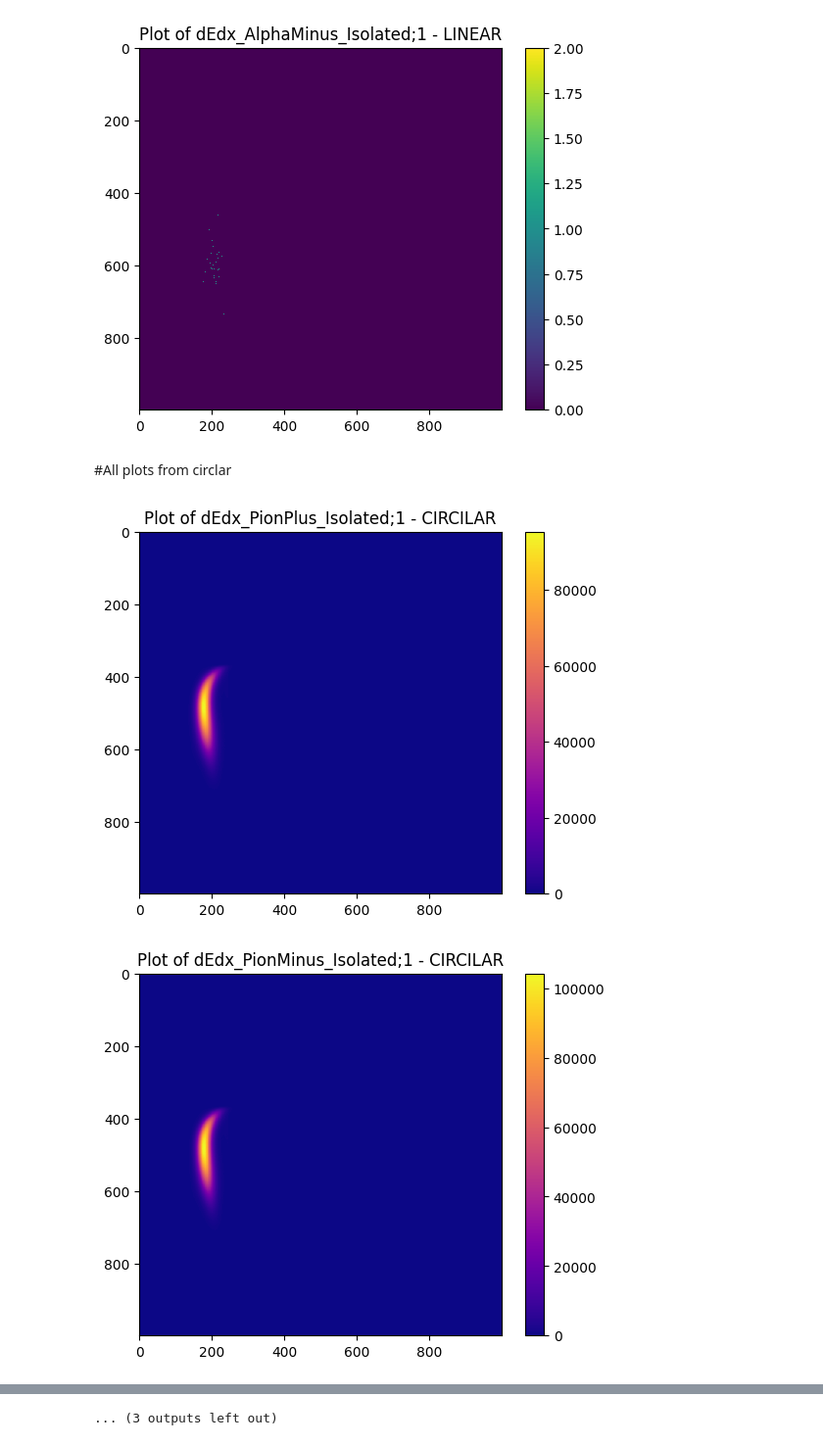
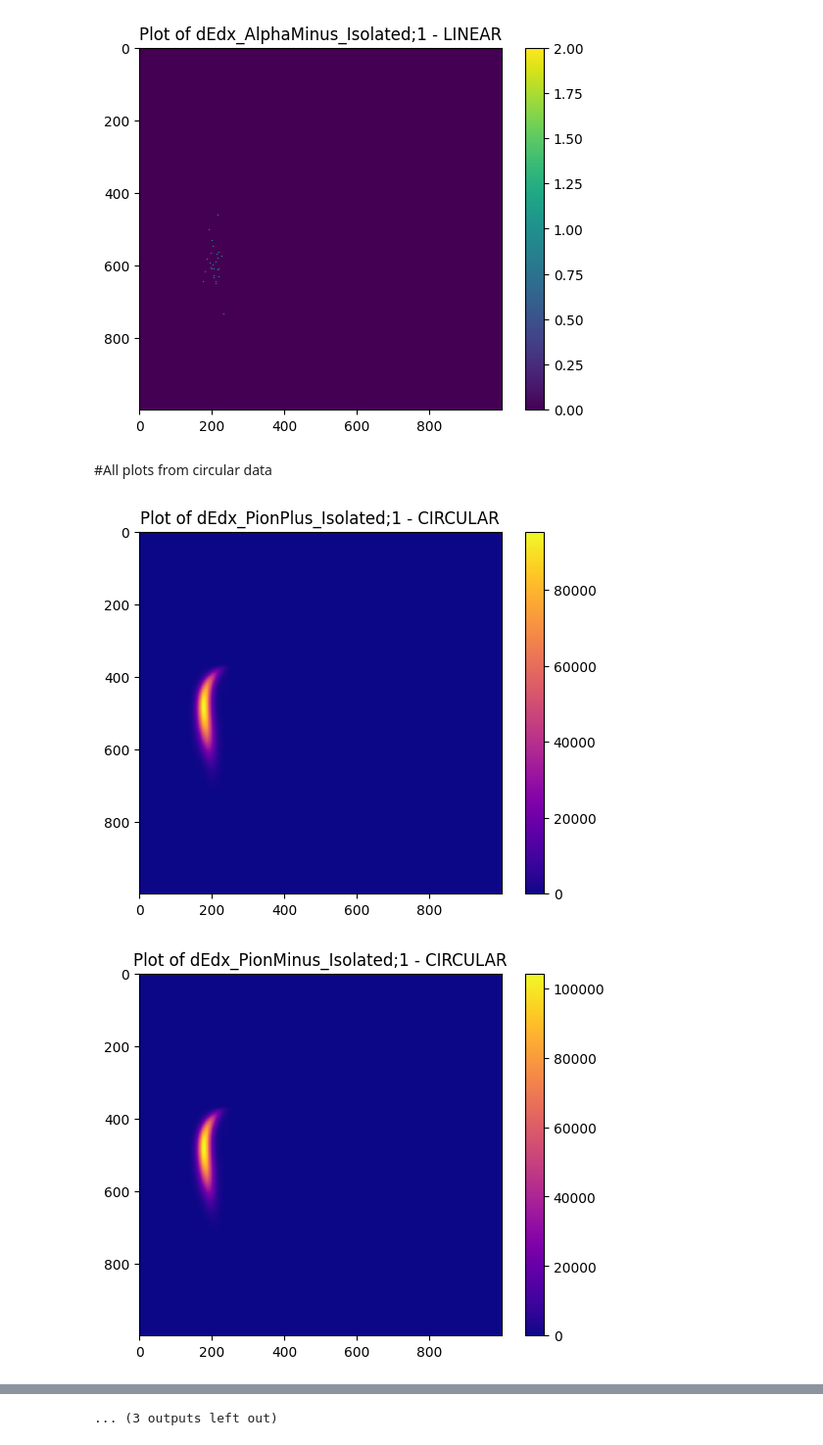
Before and after one commit to kaheechan/G9, a Jupyter notebook: TEAM_FRIENDSHIP_PARTICLES_WOOOOO.ipynb, the cells around one changed output, grey strips where cells are left out. Shown at 98% size. Saved outputs shown, nothing was run; the diff lists cells and outputs as text; code cells hidden in the pictures.

```diff
--- a/TEAM_FRIENDSHIP_PARTICLES_WOOOOO.ipynb
+++ b/TEAM_FRIENDSHIP_PARTICLES_WOOOOO.ipynb
@@ -95,7 +95,7 @@ output_df['collision type'] = 0
 [figure]
 [figure]
 # %% [markdown]
-#All plots from circlar
+#All plots from circular data
 # %%
 import uproot
 import pandas as pd
@@ -104,38 +104,36 @@ import matplotlib.pyplot as plt
 
 root_file = uproot.open("/home/yieldHistos_7p7GeV_Pion_2022_08_31.root")
 
-# NOTE to future us:
-#   the tree-names below are actually from the other file,
-#   extract the names column from this file before finishing
+
 
 tree_names = ['dEdx_PionPlus_Isolated;1', 'dEdx_PionMinus_Isolated;1', 'dEdx_KaonPlus_Isolated;1',
 'dEdx_KaonMinus_Isolated;1',
 'dEdx_ProtonPlus_Isolated;1',
 'dEdx_ProtonMinus_Isolated;1',
 'dEdx_DeuteronPlus_Isolated;1',
 'dEdx_DeuteronMinus_Isolated;1',
 'dEdx_TritonPlus_Isolated;1',
 'dEdx_TritonMinus_Isolated;1',
 'dEdx_HelionPlus_Isolated;1',
 'dEdx_HelionMinus_Isolated;1',
 'dEdx_AlphaPlus_Isolated;1',
 'dEdx_AlphaMinus_Isolated;1']
 
 
 mydict = {}
 
 
 
 for tree_name in tree_names:
     mydict[tree_name] = [root_file[tree_name].values()]
     plt.imshow(mydict[tree_name][0], cmap='plasma', interpolation='nearest')
     plt.colorbar()
-    plt.title(f"Plot of {tree_name} - CIRCILAR")
+    plt.title(f"Plot of {tree_name} - CIRCULAR")
     plt.show()
 yeild_df = pd.DataFrame(mydict)
 # so we can compare spherical vs linear. 1 = CIRCILAR
 yeild_df['collision type'] = 1
 yeild_df
 # %% [output]
-[figure, old version]
+[figure, new version]
-[figure, old version]
+[figure, new version]
```
Also changed, not shown: parts of 2 cells of this notebook.
